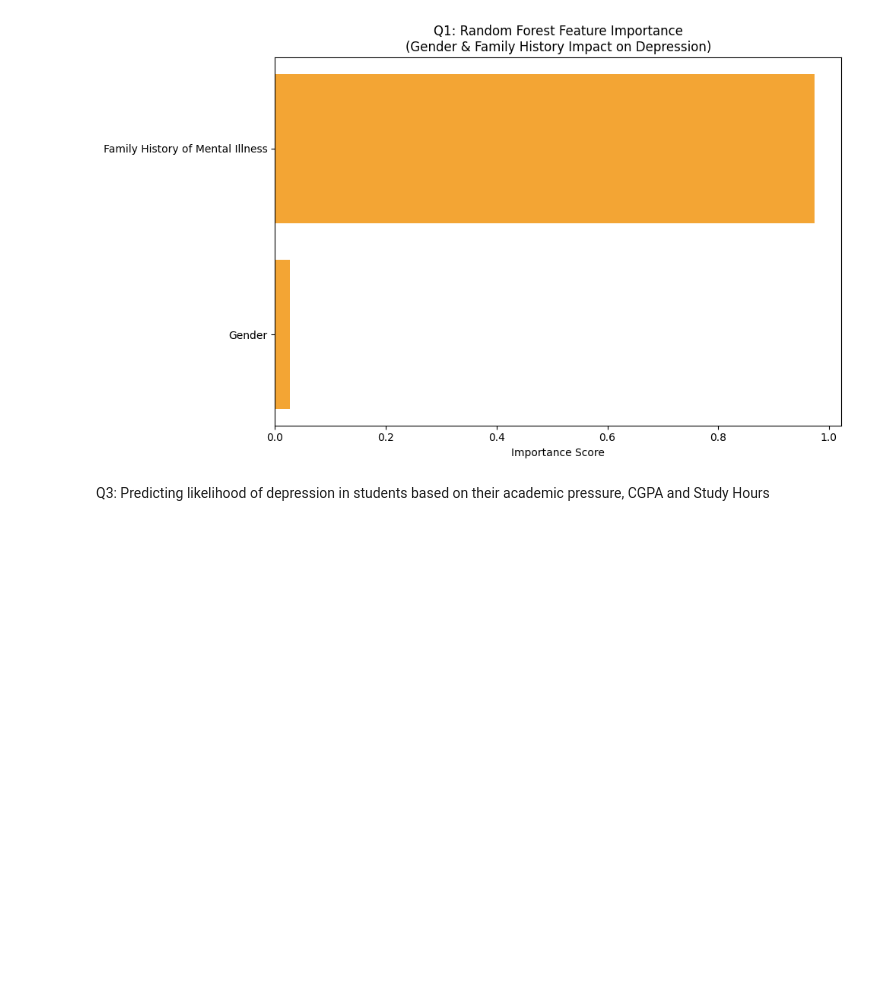
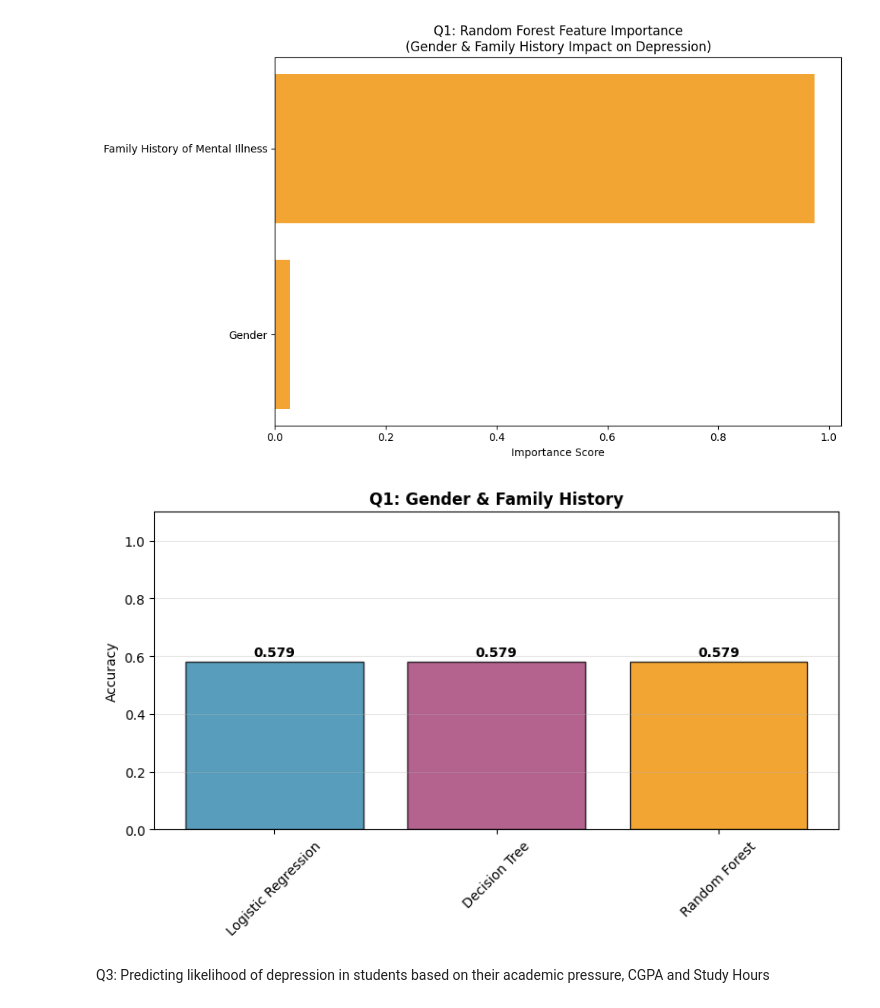
Before and after one commit to dinnifarisya/Student-Depression-Data-Science-Project, a Jupyter notebook: Data Science Project.ipynb, the cells around one changed output. Drawn from its saved outputs; the diff is of its cells as text; code cells hidden in the pictures; blank space fills up the shorter version.

```diff
--- a/Data Science Project.ipynb
+++ b/Data Science Project.ipynb
@@ -940 +936,31 @@ results = {'Q1': [], 'Q3': [], 'Q4': []}
+# %%
+colors = {'Logistic Regression': '#2E86AB', 'Decision Tree': '#A23B72', 'Random Forest': '#F18F01'}
+#to store results
+results = {'Q1': [], 'Q3': [], 'Q4': []}
+
+question_titles = {
+    'Q1': 'Q1: Gender & Family History',
+    'Q3': 'Q3: Academic Factors',
+    'Q4': 'Q4: Multifactor Analysis'
+}
+
+
+def modelComparison(question_code):
+  models_list = [result[0] for result in results[question_code]]
+  accuracies = [result[1] for result in results[question_code]]
+  model_colors = [colors[model] for model in models_list]
+
+  plt.figure(figsize=(8, 5))
+  bars = plt.bar(models_list, accuracies, color=model_colors, alpha=0.8, edgecolor='black', linewidth=1)
+
+  for bar, acc in zip(bars, accuracies):
+      plt.text(bar.get_x() + bar.get_width()/2, bar.get_height() + 0.01, f'{acc:.3f}', ha='center', va='bottom', fontweight='bold')
+
+  plt.title(question_titles[question_code], fontweight='bold')
+  plt.ylabel('Accuracy')
+  plt.ylim(0, 1.1)
+  plt.xticks(rotation=45)
+  plt.grid(axis='y', alpha=0.3)
+  plt.tight_layout()
+  plt.show()
 # %%
@@ -1069,6 +1095,10 @@ plt.tight_layout()
 plt.show()
 # %% [output]
 [figure]
+# %%
+modelComparison('Q1')
+# %% [output]
+[figure, added]
 # %% [markdown]
 Q3: Predicting likelihood of depression in students based on their academic pressure, CGPA and Study Hours
 # %%
```
Also changed, not shown: parts of 6 cells of this notebook.
